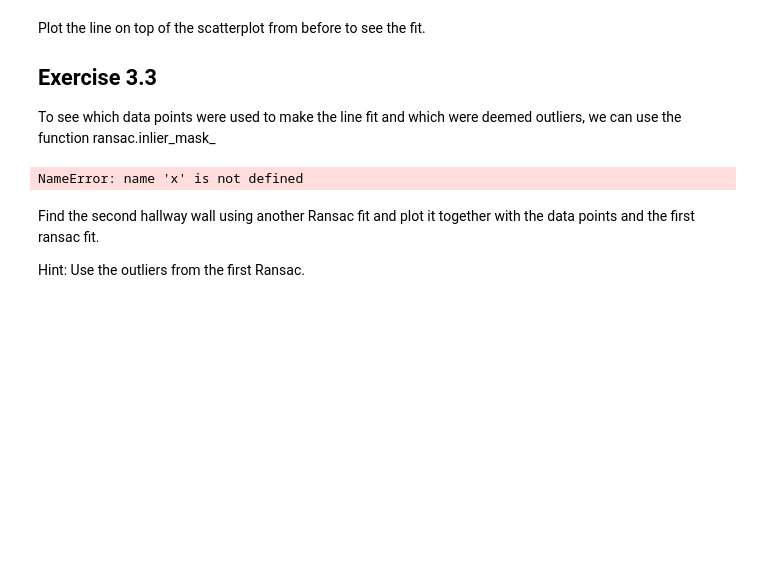
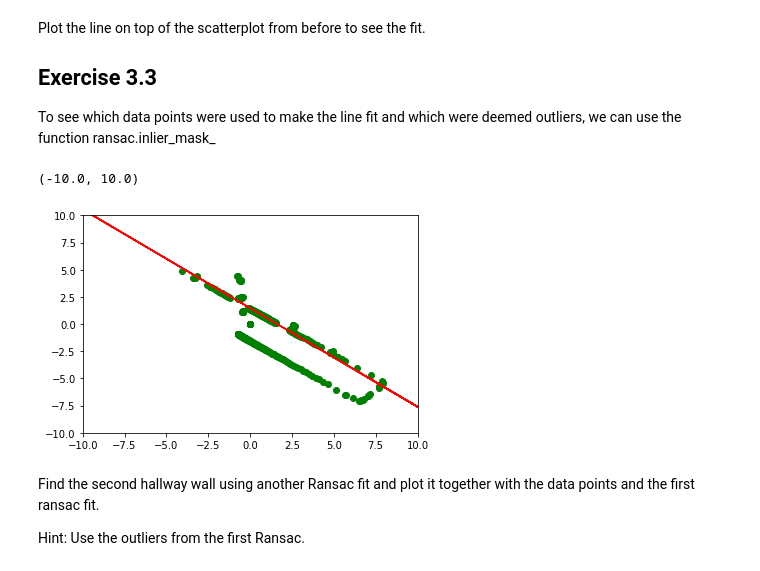
Before and after one commit to jakoboss69/Exercises-in-Perception-Group-2, a Jupyter notebook: week 4 - Multiple View Geometry 2/Bendik/Exercises/Exercise 3 - Ranging.ipynb, the cells around one changed output. Drawn from its saved outputs; the diff is of its cells as text; code cells hidden in the pictures; blank space fills up the shorter version.

```diff
--- a/week 4 - Multiple View Geometry 2/Bendik/Exercises/Exercise 3 - Ranging.ipynb
+++ b/week 4 - Multiple View Geometry 2/Bendik/Exercises/Exercise 3 - Ranging.ipynb
@@ -39,0 +54,3 @@ Now that we have our Ransac regressor we can fit it to a dataset (x,y):
+# %%
+# Fit data
+ransac.fit(x.reshape(-1, 1), y.reshape(-1, 1))
@@ -41,16 +60,21 @@ Now that we have our Ransac regressor we can fit it to a dataset (x,y):
 Finally, to get the fitted line we can use the predict function. As an argument this takes the x values in which the line will be predicted:
 # %%
 # Predict line
+line = ransac.predict(x.reshape(-1, 1))
 # %% [markdown]
 Plot the line on top of the scatterplot from before to see the fit.
 
 ## Exercise 3.3
 
 To see which data points were used to make the line fit and which were deemed outliers, we can use the function ransac.inlier_mask_
-# %%
-plt.scatter(x[ransac.inlier_mask_], y[ransac.inlier_mask_], color='green')
-# %% [output]
-NameError: name 'x' is not defined
+# %%
+plt.scatter(x, y, color='green')
+plt.plot(x, line,color='red')
+plt.xlim(-10, 10)
+plt.ylim(-10, 10)
+# %% [output]
+(-10.0, 10.0)
+[figure, added]
 # %% [markdown]
 Find the second hallway wall using another Ransac fit and plot it together with the data points and the first ransac fit.
 
```
Also changed, not shown: parts of 7 cells of this notebook, 2 other files.
